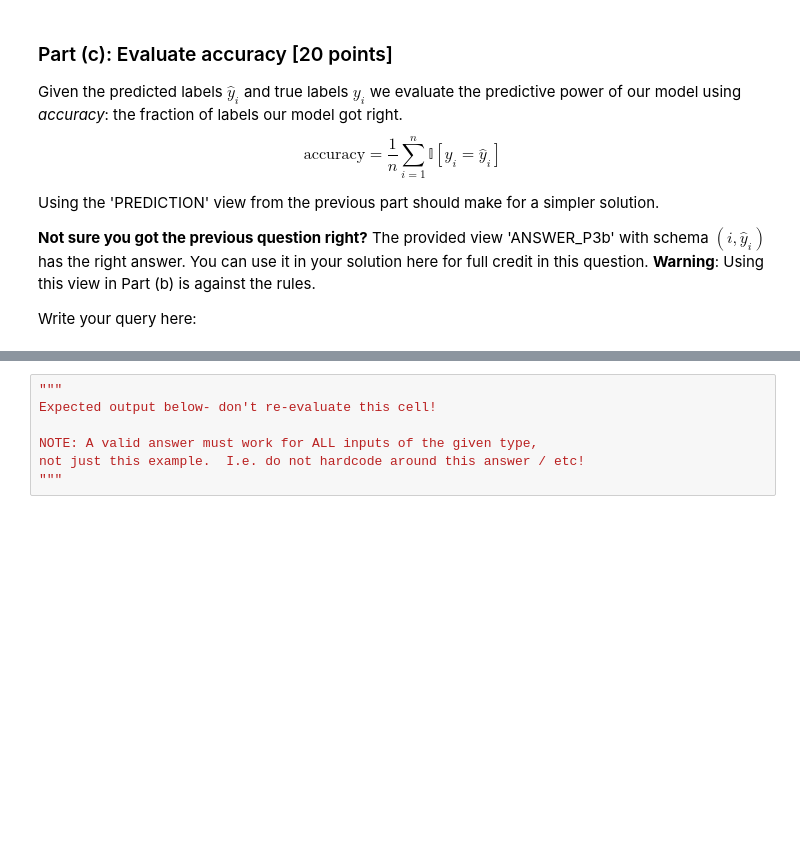
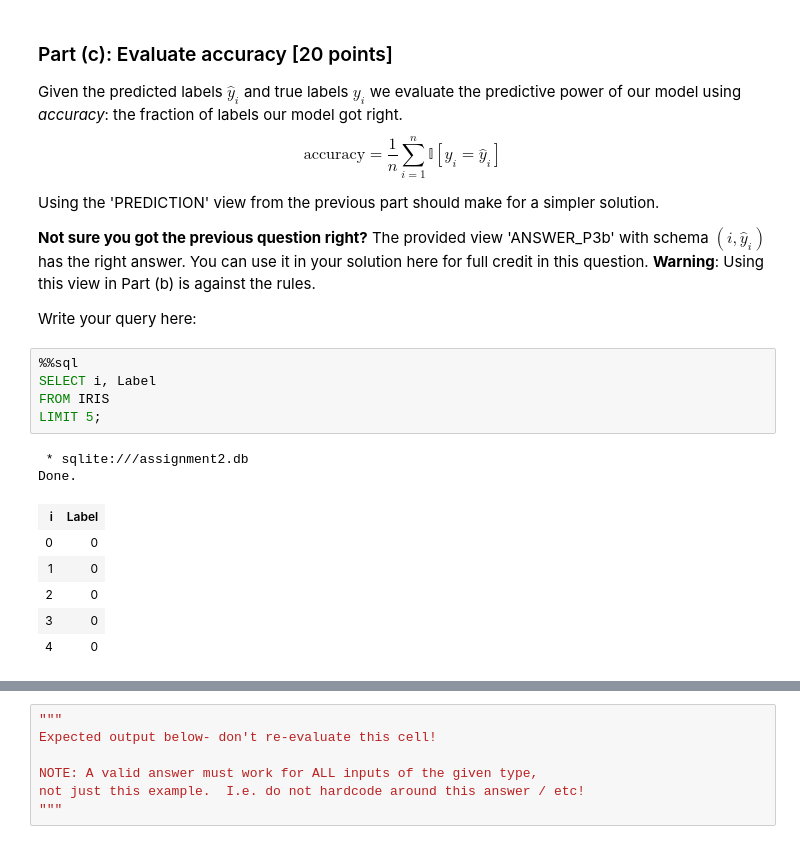
Before and after one commit to jhuang292/SQL, a Jupyter notebook: assignment2.ipynb, the cells around one changed output, grey strips where cells are left out. Saved outputs shown, nothing was run; the diff lists cells and outputs as text; blank space fills up the shorter version.

```diff
--- a/assignment2.ipynb
+++ b/assignment2.ipynb
@@ -654,3 +654,17 @@ Using the 'PREDICTION' view from the previous part should make for a simpler sol
 The provided view 'ANSWER_P3b' with schema $(i,\hat{y}_i)$ has the right answer. You can use it in your solution here for full credit in this question. **Warning**: Using this view in Part (b) is against the rules.
 
 Write your query here:
+# %%
+%%sql
+SELECT i, Label
+FROM IRIS
+LIMIT 5;
+# %% [output]
+ * sqlite:///assignment2.db
+Done.
+| i | Label |
+| 0 | 0 |
+| 1 | 0 |
+| 2 | 0 |
+| 3 | 0 |
+| 4 | 0 |
```
Also changed, not shown: parts of 3 cells of this notebook.
